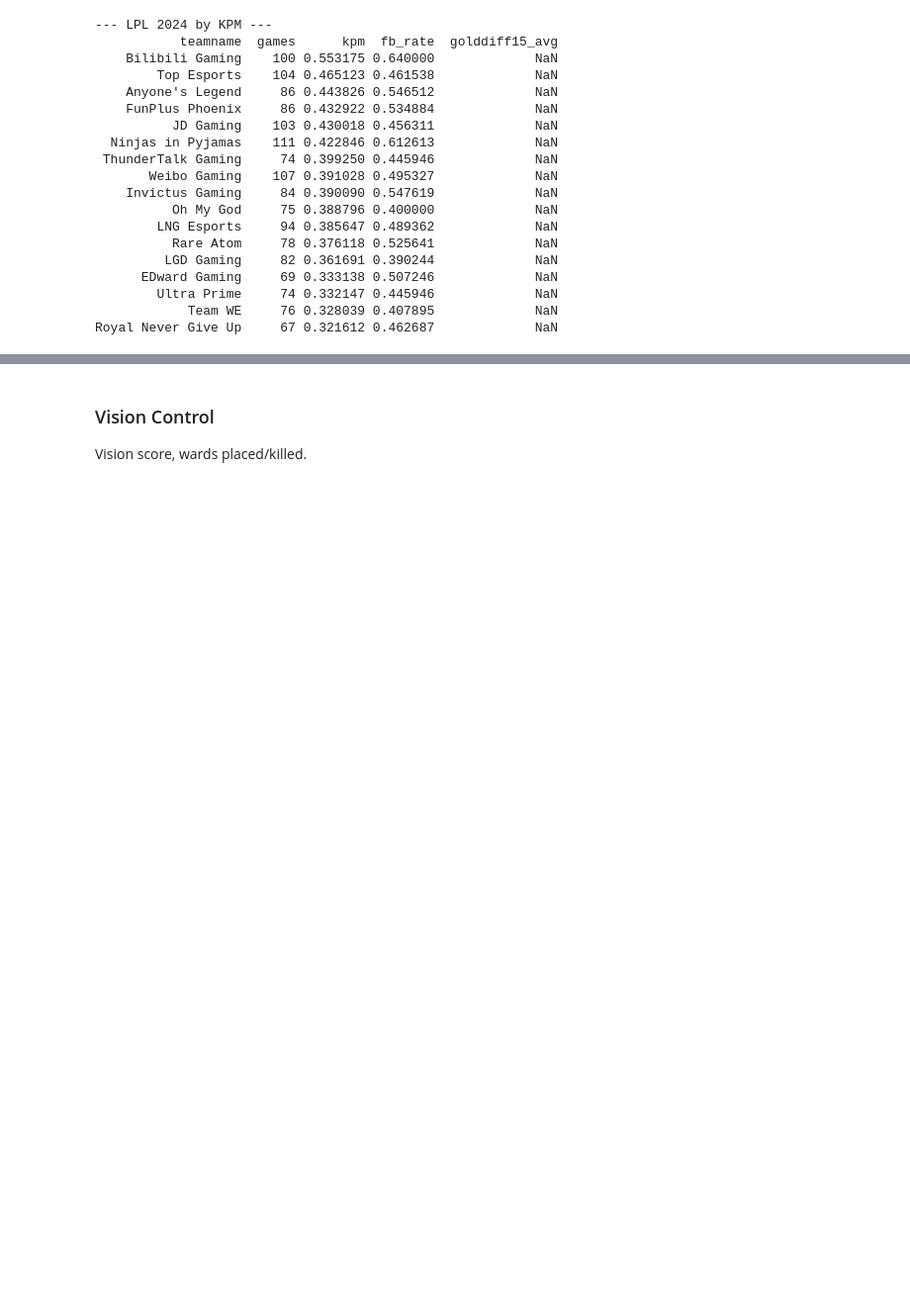
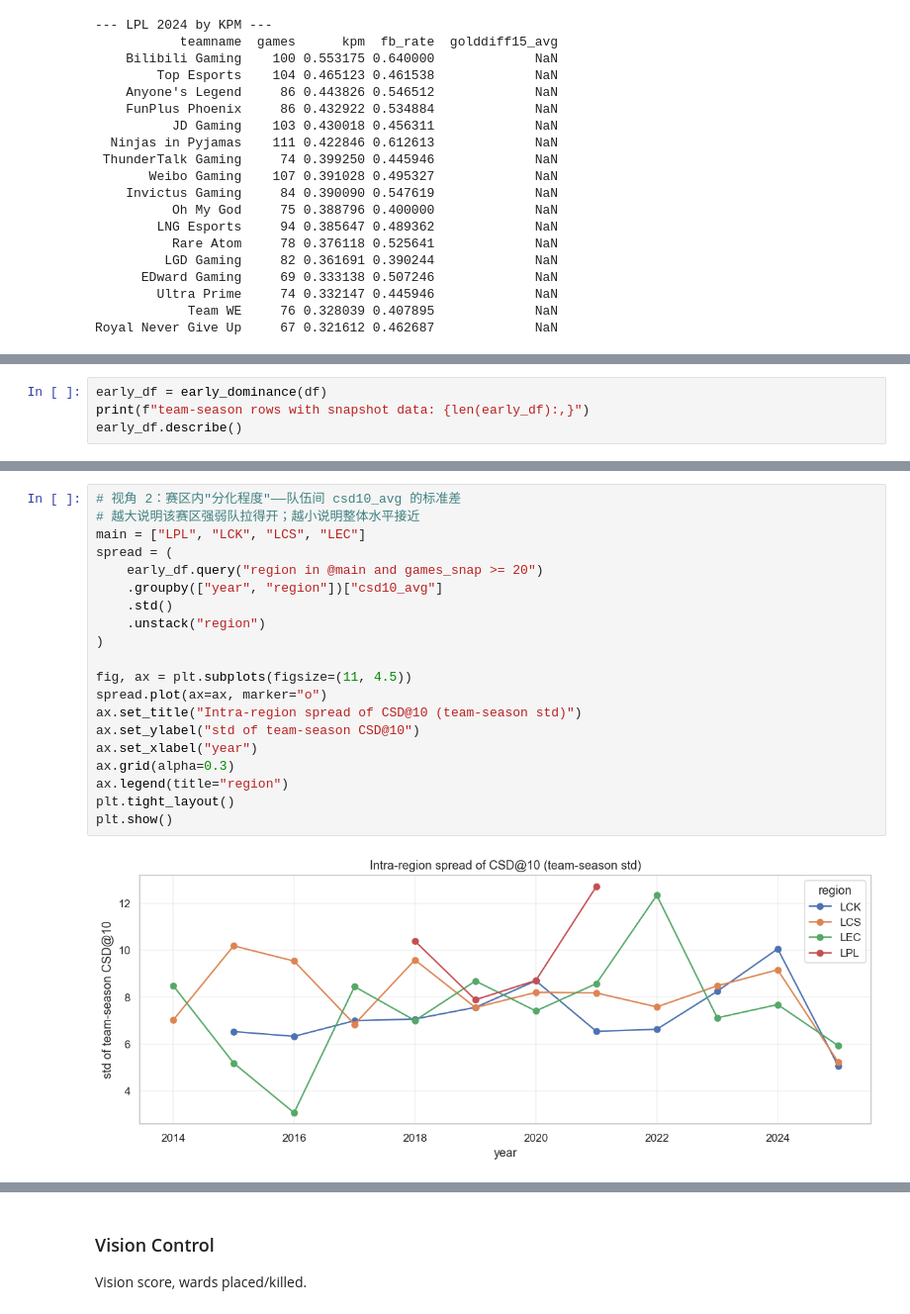
Before and after one commit to LUNARKN1GHT/lol_esports, a Jupyter notebook: lol_esports.ipynb, the cells around one changed output, grey strips where cells are left out. Shown at 99% size. Saved outputs shown, nothing was run; the diff lists cells and outputs as text; blank space fills up the shorter version.

```diff
--- a/lol_esports.ipynb
+++ b/lol_esports.ipynb
@@ -629,0 +646,4 @@ CSD@10, golddiff@10.
+# %%
+early_df = early_dominance(df)
+print(f"team-season rows with snapshot data: {len(early_df):,}")
+early_df.describe()
@@ -629,0 +698,22 @@ CSD@10, golddiff@10.
+# %%
+# 视角 2：赛区内"分化程度"——队伍间 csd10_avg 的标准差
+# 越大说明该赛区强弱队拉得开；越小说明整体水平接近
+main = ["LPL", "LCK", "LCS", "LEC"]
+spread = (
+    early_df.query("region in @main and games_snap >= 20")
+    .groupby(["year", "region"])["csd10_avg"]
+    .std()
+    .unstack("region")
+)
+
+fig, ax = plt.subplots(figsize=(11, 4.5))
+spread.plot(ax=ax, marker="o")
+ax.set_title("Intra-region spread of CSD@10 (team-season std)")
+ax.set_ylabel("std of team-season CSD@10")
+ax.set_xlabel("year")
+ax.grid(alpha=0.3)
+ax.legend(title="region")
+plt.tight_layout()
+plt.show()
+# %% [output]
+[figure, added]
```
Also changed, not shown: parts of 5 cells of this notebook, 1 other file.
